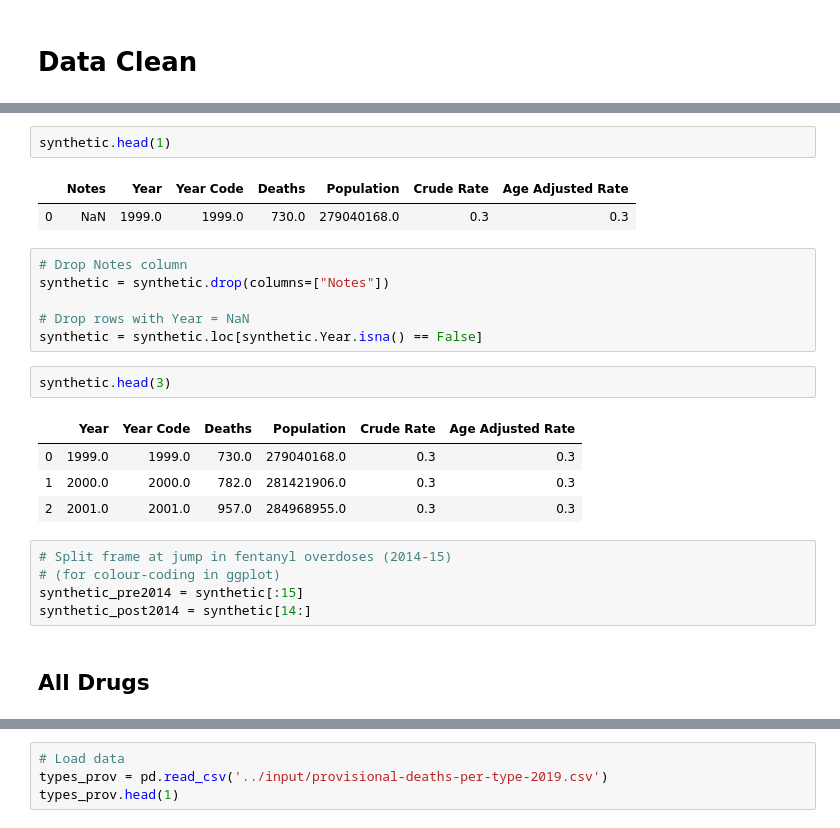
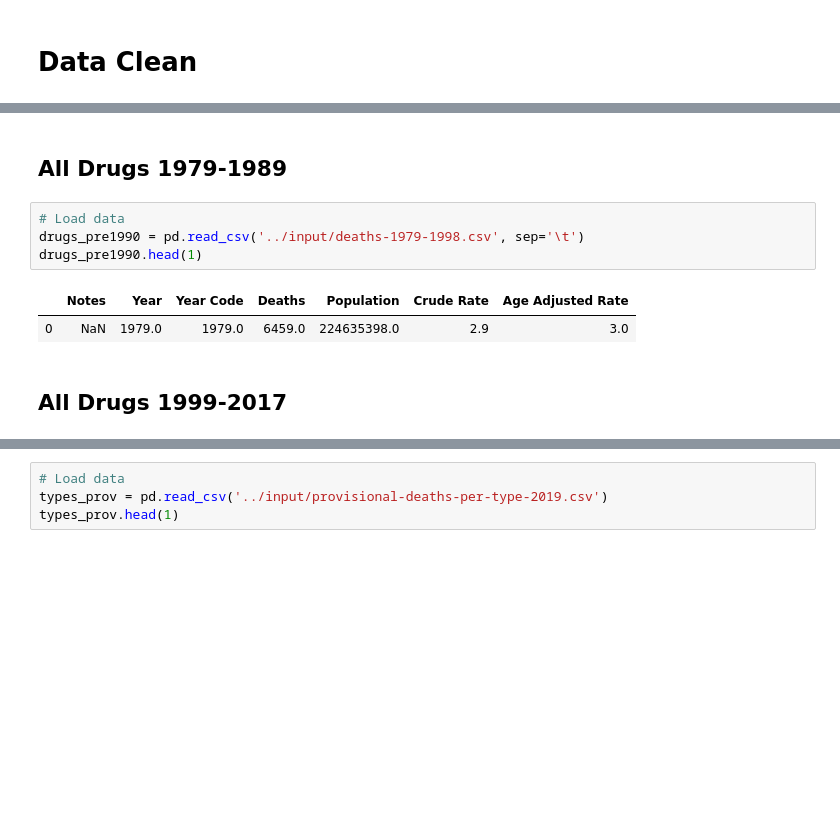
Before and after one commit to nithish08/opioids, a Jupyter notebook: src/MS-fentanyl-rise.ipynb, the cells around one changed output, grey strips where cells are left out. Cells and saved outputs as stored; diff of their text form; blank space fills up the shorter version.

```diff
--- a/src/MS-fentanyl-rise.ipynb
+++ b/src/MS-fentanyl-rise.ipynb
@@ -91,27 +68,13 @@ synthetic = pd.read_csv('../input/synthetic-deaths-per-year.csv', sep='\t')
-# %%
-synthetic.head(1)
-# %% [output]
-|  | Notes | Year | Year Code | Deaths | Population | Crude Rate | Age Adjusted Rate |
-| 0 | NaN | 1999.0 | 1999.0 | 730.0 | 279040168.0 | 0.3 | 0.3 |
-# %%
-# Drop Notes column
-synthetic = synthetic.drop(columns=["Notes"])
-
-# Drop rows with Year = NaN
-synthetic = synthetic.loc[synthetic.Year.isna() == False]
-# %%
-synthetic.head(3)
-# %% [output]
-|  | Year | Year Code | Deaths | Population | Crude Rate | Age Adjusted Rate |
-| 0 | 1999.0 | 1999.0 | 730.0 | 279040168.0 | 0.3 | 0.3 |
-| 1 | 2000.0 | 2000.0 | 782.0 | 281421906.0 | 0.3 | 0.3 |
-| 2 | 2001.0 | 2001.0 | 957.0 | 284968955.0 | 0.3 | 0.3 |
-# %%
-# Split frame at jump in fentanyl overdoses (2014-15)
-# (for colour-coding in ggplot)
-synthetic_pre2014 = synthetic[:15]
-synthetic_post2014 = synthetic[14:]
 # %% [markdown]
-## All Drugs
+## All Drugs 1979-1989
+# %%
+# Load data
+drugs_pre1990 = pd.read_csv('../input/deaths-1979-1998.csv', sep='\t')
+drugs_pre1990.head(1)
+# %% [output]
+|  | Notes | Year | Year Code | Deaths | Population | Crude Rate | Age Adjusted Rate |
+| 0 | NaN | 1979.0 | 1979.0 | 6459.0 | 224635398.0 | 2.9 | 3.0 |
+# %% [markdown]
+## All Drugs 1999-2017
 # %%
 # Deaths from all drugs per year
```
Also changed, not shown: parts of 29 cells of this notebook, 7 other files.
